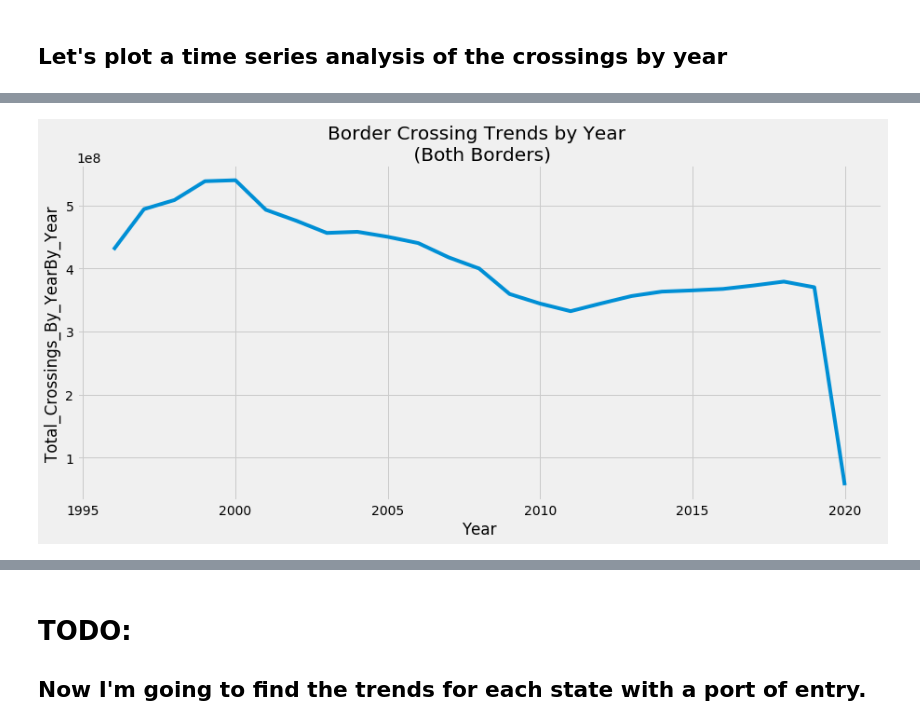
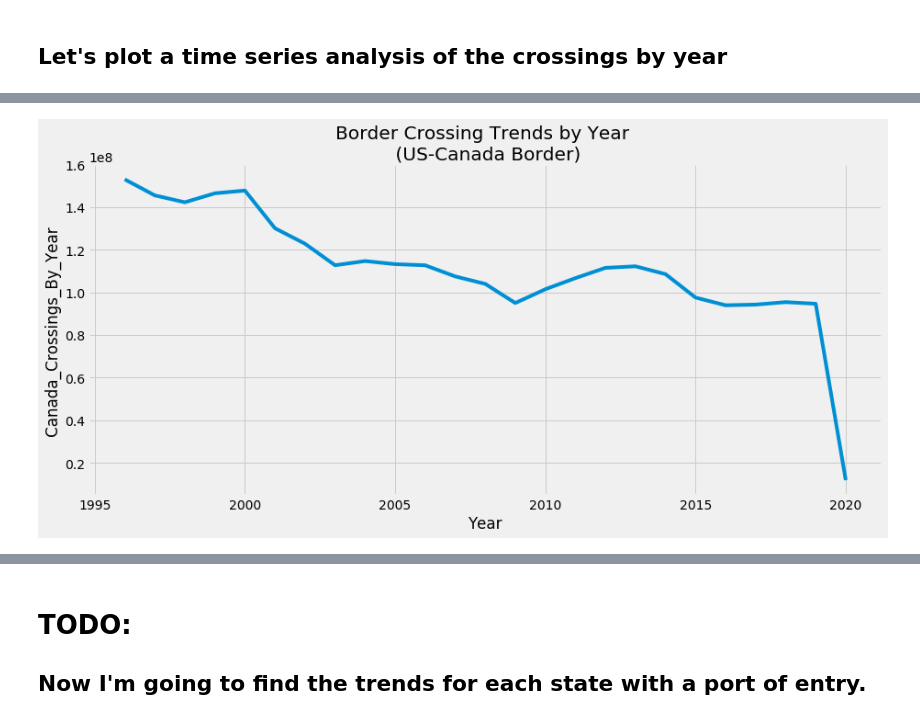
Before and after one commit to michaelbeebe123/us_border_crossings, a Jupyter notebook: border_crossings.ipynb, the cells around one changed output, grey strips where cells are left out. Saved outputs shown, nothing was run; the diff lists cells and outputs as text; code cells hidden in the pictures.

Commit message:
did a time series analysis for each border

```diff
--- a/border_crossings.ipynb
+++ b/border_crossings.ipynb
@@ -231,8 +226,8 @@ df1.head()
 | 2 | Alcan | AK | 3104 | US-Canada Border | Truck Containers Empty | 412 | 14676856 | ... |
 | 3 | Alcan | AK | 3104 | US-Canada Border | Truck Containers Full | 122 | 14676856 | ... |
 | 4 | Alcan | AK | 3104 | US-Canada Border | Trucks | 545 | 14676856 | ... |
+# %%
+df1['Total_Crossings_By_Year'] = df1.groupby('Year')['Crossings'].transform('sum')
 # %% [markdown]
 To help us do a time series analysis, let's a make a new colummn for the number of crossings in the year for that given row.
 ---
-# %%
-df1['Total_Crossings_By_YearBy_Year'] = df1.groupby('Year')['Crossings'].transform('sum')
@@ -246 +248,4 @@ Now that we know what the trend seems to be for overall crossings, now let's fin
 --
+# %%
+canada_df = df1.loc[df1['Border'] == 'US-Canada Border']
+canada_df.head()
@@ -246,0 +272,3 @@ Now that we know what the trend seems to be for overall crossings, now let's fin
+# %%
+canada_df['Canada_Crossings_By_Year'] = canada_df.groupby('Year')['Crossings'].transform('sum')
+canada_df[['Year', 'Canada_Crossings_By_Year']]
@@ -247,9 +306,9 @@ Now that we know what the trend seems to be for overall crossings, now let's fin
 # %%
 fig = plt.figure(figsize=(12, 5))
 ax = fig.add_axes([0,0,1,1])
-sns.lineplot(x=df1['Year'], y=df1['Total_Crossings_By_YearBy_Year'], ax=ax)
-plt.title('Border Crossing Trends by Year \n (Both Borders)')
+sns.lineplot(x=df1['Year'], y=canada_df['Canada_Crossings_By_Year'], ax=ax)
+plt.title('Border Crossing Trends by Year \n (US-Canada Border)')
 plt.tight_layout()
 plt.show()
 # %% [output]
-[figure, old version]
+[figure, new version]
```
Also changed, not shown: parts of 16 cells of this notebook.
